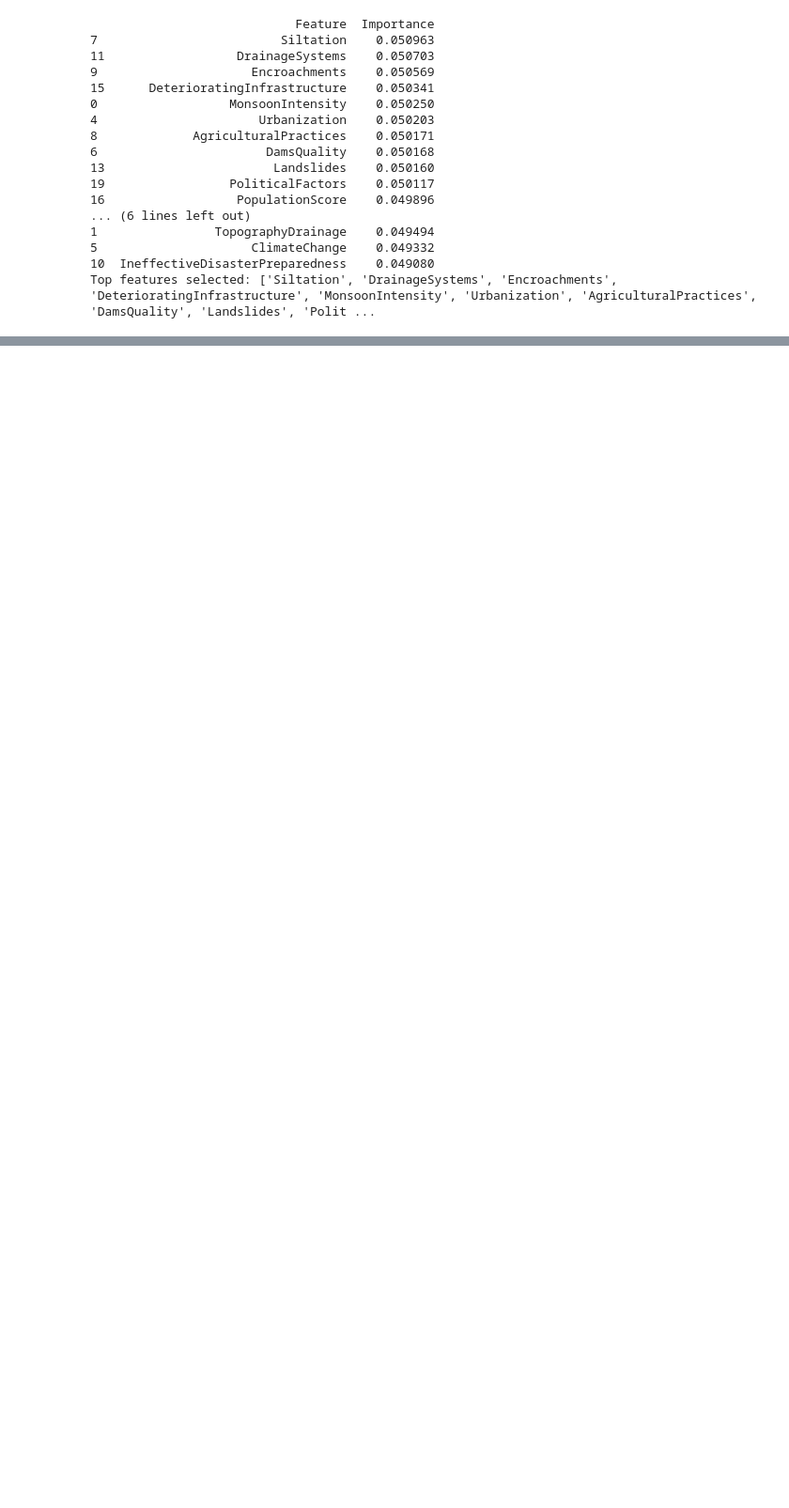
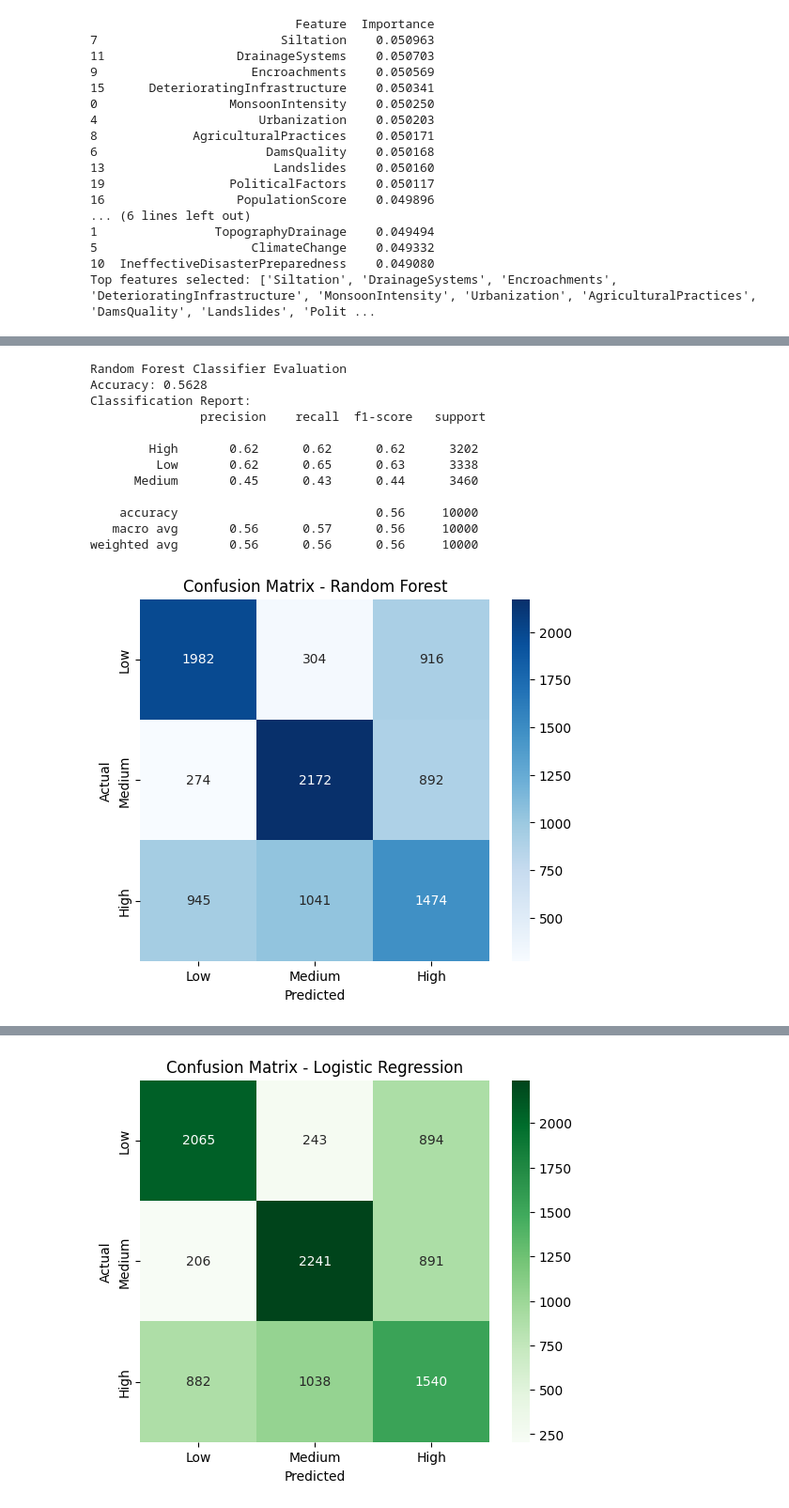
Before and after one commit to ushasri19/floodPrediction-and-Warning, a Jupyter notebook: flood_analysis.ipynb, the cells around one changed output, grey strips where cells are left out. Shown at 94% size. Saved outputs shown, nothing was run; the diff lists cells and outputs as text; code cells hidden in the pictures; blank space fills up the shorter version.

```diff
--- a/flood_analysis.ipynb
+++ b/flood_analysis.ipynb
@@ -253,3 +253,23 @@ print("Top features selected:", top_features)
 5                     ClimateChange    0.049332
 10  IneffectiveDisasterPreparedness    0.049080
 Top features selected: ['Siltation', 'DrainageSystems', 'Encroachments', 'DeterioratingInfrastructure', 'MonsoonIntensity', 'Urbanization', 'AgriculturalPractices', 'DamsQuality', 'Landslides', 'Polit ...
+# %%
+# Handle missing values, for example:
+X[top_features] = X[top_features].fillna(X[top_features].median())
+
+# Address outliers (example: capping with 1st/99th percentile)
+for col in top_features:
+    lower = X[col].quantile(0.01)
+    upper = X[col].quantile(0.99)
+    X[col] = X[col].clip(lower, upper)
+
+# Encode categorical variables (if any)
+# For demonstration purposes only:
+# X = pd.get_dummies(X, columns=['CategoricalColumn'])
+
+# Use only top features selected
+X_final = X[top_features]
+
+# Split data into train and test sets
+from sklearn.model_selection import train_test_split
+X_train, X_test, y_train, y_test = train_test_split(X_final, y, test_size=0.2, random_state=42, stratify=y)
@@ -255,0 +373,54 @@ Top features selected: ['Siltation', 'DrainageSystems', 'Encroachments', 'Deteri
+# %%
+from sklearn.metrics import accuracy_score, classification_report, confusion_matrix
+import seaborn as sns
+import matplotlib.pyplot as plt
+
+# For Random Forest model (example)
+print("Random Forest Classifier Evaluation")
+
+# Accuracy
+accuracy = accuracy_score(y_test, y_pred_rf)
+print(f"Accuracy: {accuracy:.4f}")
+
+# Classification Report
+print("Classification Report:\n", classification_report(y_test, y_pred_rf))
+
+# Confusion Matrix
+cm = confusion_matrix(y_test, y_pred_rf)
+plt.figure(figsize=(6,5))
+sns.heatmap(cm, annot=True, fmt='d', cmap='Blues', xticklabels=['Low','Medium','High'], yticklabels=['Low','Medium','High'])
+plt.xlabel('Predicted')
+plt.ylabel('Actual')
+plt.title('Confusion Matrix - Random Forest')
+plt.show()
+
+
+# Similarly for Logistic Regression
+print("Logistic Regression Evaluation")
+
+accuracy_lr = accuracy_score(y_test, y_pred_lr)
+print(f"Accuracy: {accuracy_lr:.4f}")
+
+print("Classification Report:\n", classification_report(y_test, y_pred_lr))
+
+cm_lr = confusion_matrix(y_test, y_pred_lr)
+plt.figure(figsize=(6,5))
+sns.heatmap(cm_lr, annot=True, fmt='d', cmap='Greens', xticklabels=['Low','Medium','High'], yticklabels=['Low','Medium','High'])
+plt.xlabel('Predicted')
+plt.ylabel('Actual')
+plt.title('Confusion Matrix - Logistic Regression')
+plt.show()
+# %% [output]
+Random Forest Classifier Evaluation
+Accuracy: 0.5628
+Classification Report:
+               precision    recall  f1-score   support
+
+        High       0.62      0.62      0.62      3202
+         Low       0.62      0.65      0.63      3338
+      Medium       0.45      0.43      0.44      3460
+
+    accuracy                           0.56     10000
+   macro avg       0.56      0.57      0.56     10000
+weighted avg       0.56      0.56      0.56     10000
+[figure, added]
@@ -255,0 +439 @@ Top features selected: ['Siltation', 'DrainageSystems', 'Encroachments', 'Deteri
+[figure, added]
```
Also changed, not shown: parts of 17 cells of this notebook, 4 other files.
